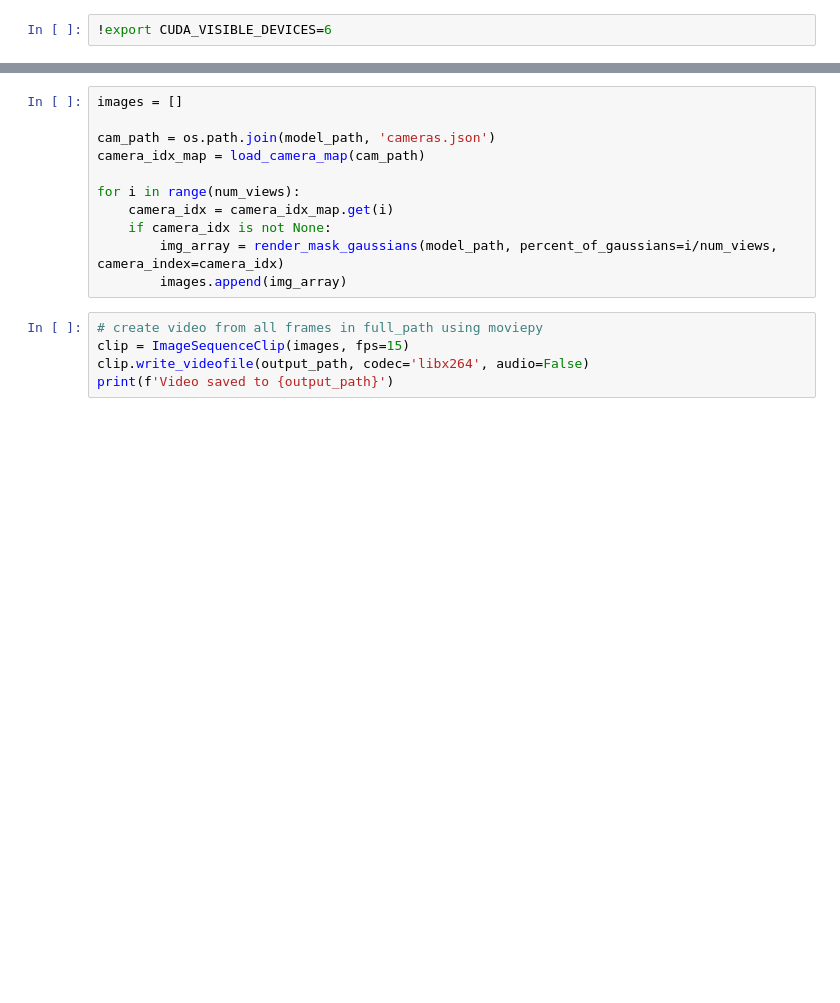
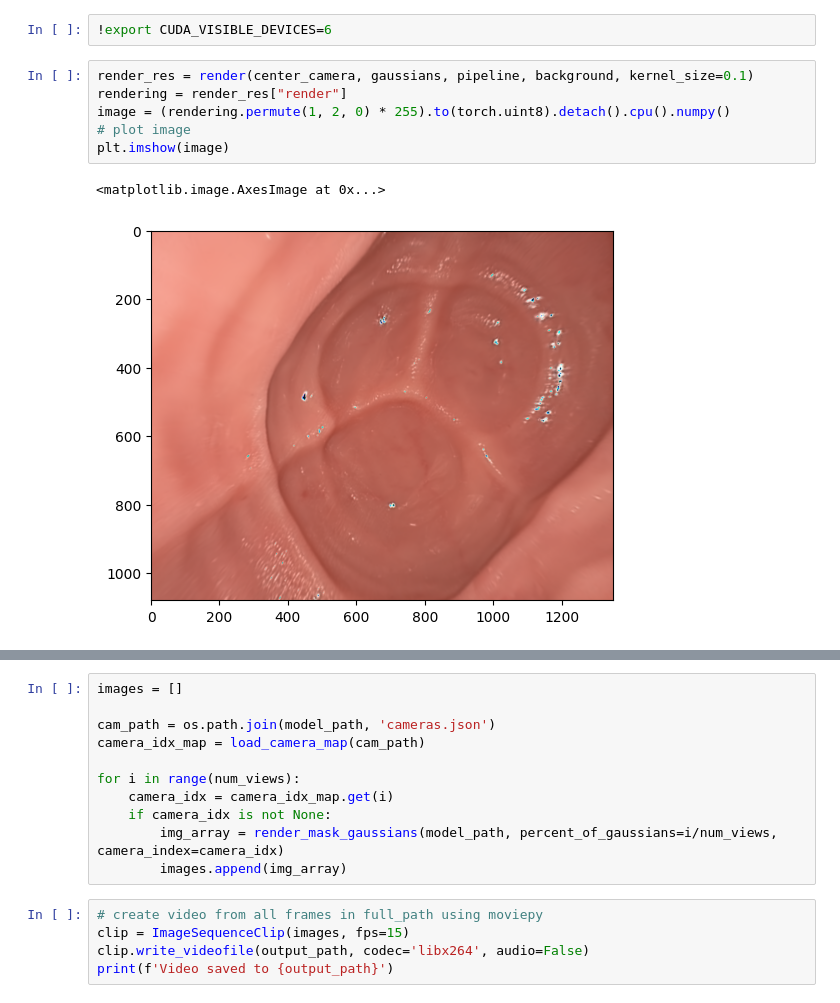
Before and after one commit to smbonilla/mip-splatting, a Jupyter notebook: visualize_gaussian.ipynb, the cells around one changed output, grey strips where cells are left out. Cells and saved outputs as stored; diff of their text form; blank space fills up the shorter version.

Commit message:
added visualizing ipynb

```diff
--- a/visualize_gaussian.ipynb
+++ b/visualize_gaussian.ipynb
@@ -115,6 +115,15 @@ Thu Nov 30 15:48:48 2023
 +-----------------------------------------------------------------------------+
 # %%
 !export CUDA_VISIBLE_DEVICES=6
+# %%
+render_res = render(center_camera, gaussians, pipeline, background, kernel_size=0.1)
+rendering = render_res["render"]
+image = (rendering.permute(1, 2, 0) * 255).to(torch.uint8).detach().cpu().numpy()
+# plot image
+plt.imshow(image)
+# %% [output]
+<matplotlib.image.AxesImage at 0x...>
+[figure, added]
 # %%
 #img_array = render_mask_gaussians(model_path, percent_of_gaussians=0.6, camera_index=novel_view_camera_id, kernel_size=0.1)
 #img = Image.fromarray(img_array, 'RGB')
```
Also changed, not shown: parts of 4 cells of this notebook.
